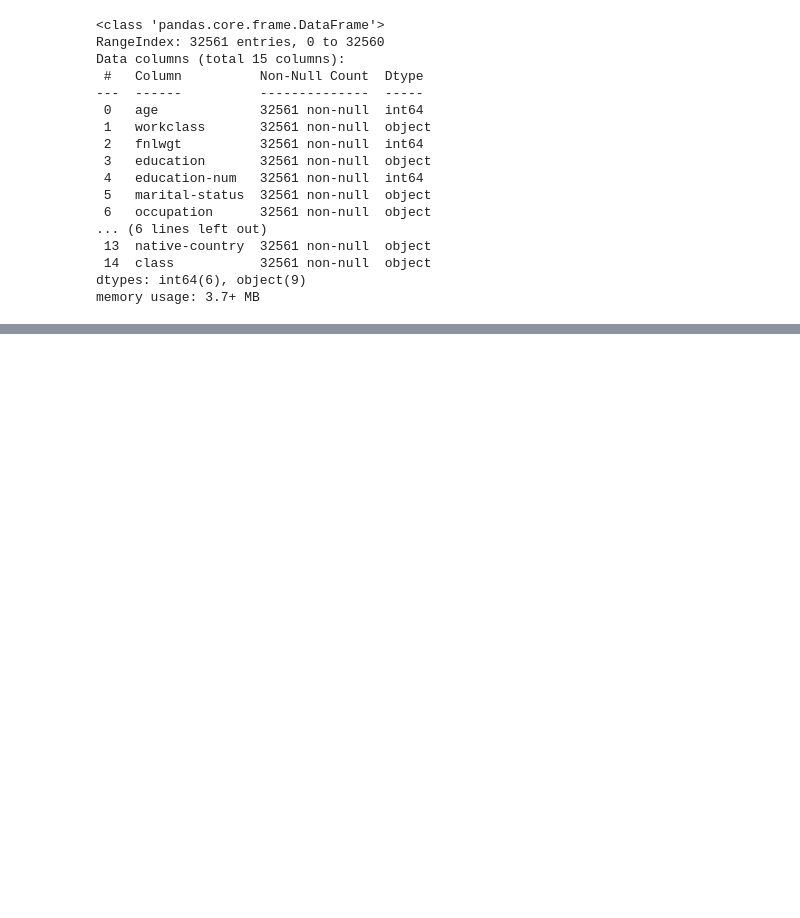
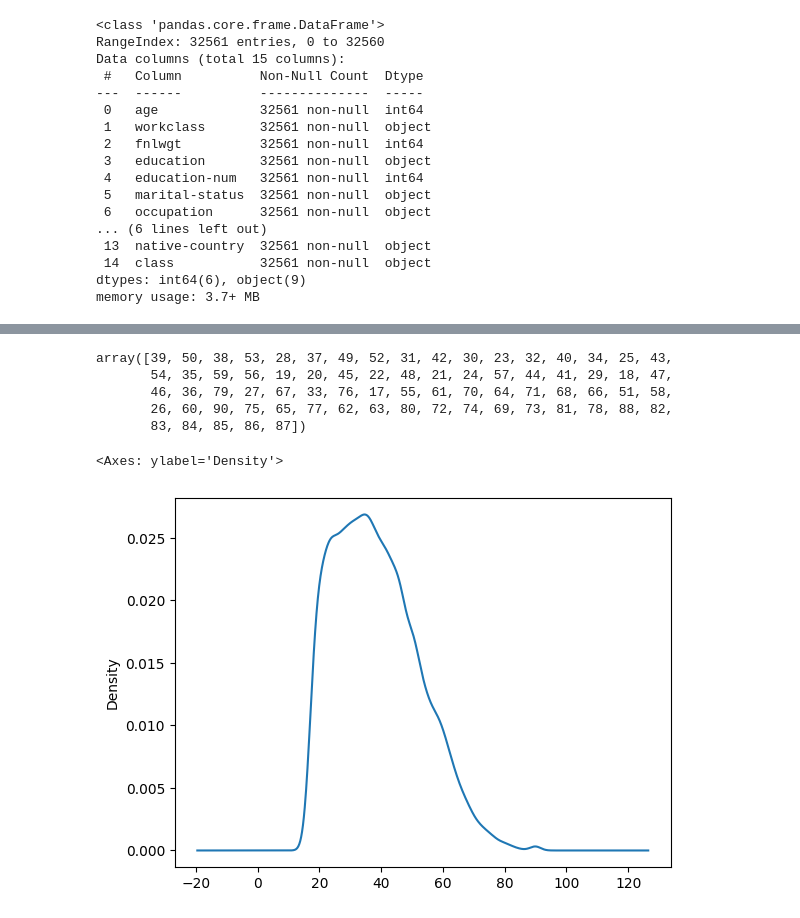
Before and after one commit to maximarbuzov/maxim, a Jupyter notebook: Untitled11.ipynb, the cells around one changed output, grey strips where cells are left out. Drawn from its saved outputs; the diff is of its cells as text; code cells hidden in the pictures; blank space fills up the shorter version.

```diff
--- a/Untitled11.ipynb
+++ b/Untitled11.ipynb
@@ -58,0 +84,13 @@ data.describe()
+# %%
+data['age'].unique()
+# %% [output]
+array([39, 50, 38, 53, 28, 37, 49, 52, 31, 42, 30, 23, 32, 40, 34, 25, 43,
+       54, 35, 59, 56, 19, 20, 45, 22, 48, 21, 24, 57, 44, 41, 29, 18, 47,
+       46, 36, 79, 27, 67, 33, 76, 17, 55, 61, 70, 64, 71, 68, 66, 51, 58,
+       26, 60, 90, 75, 65, 77, 62, 63, 80, 72, 74, 69, 73, 81, 78, 88, 82,
+       83, 84, 85, 86, 87])
+# %%
+data['age'].plot(kind='kde')
+# %% [output]
+<Axes: ylabel='Density'>
+[figure, added]
```
Also changed, not shown: parts of 19 cells of this notebook.
